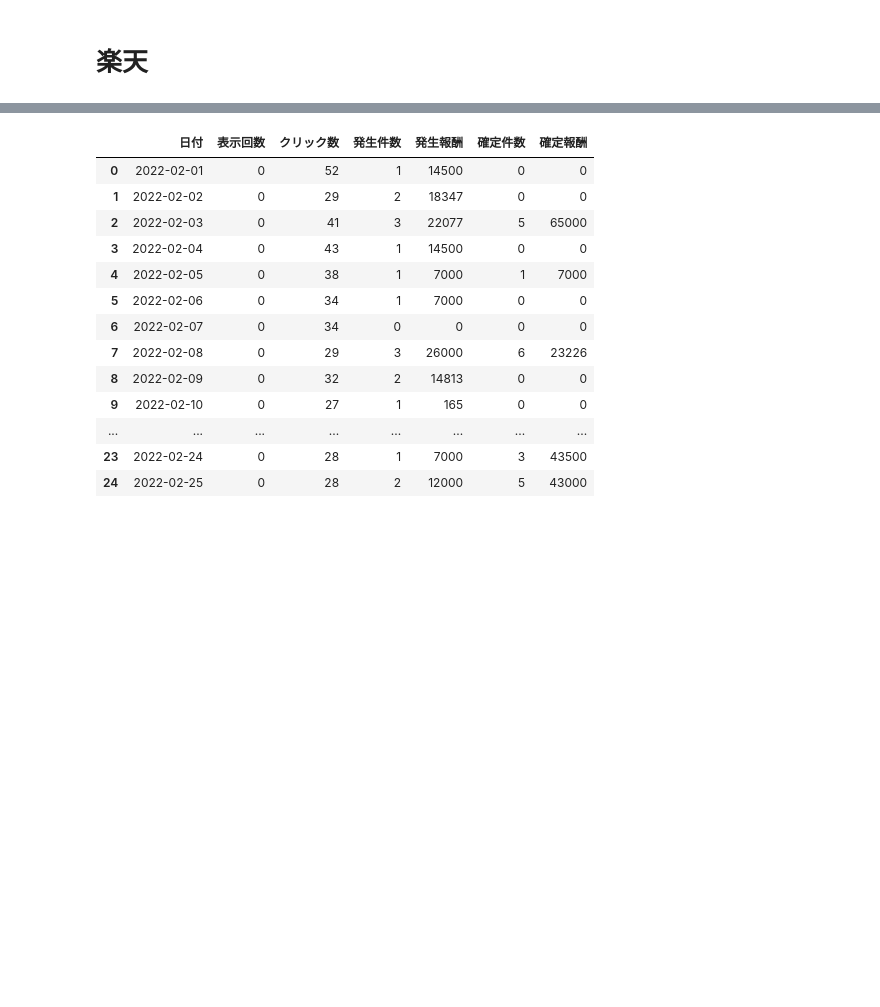
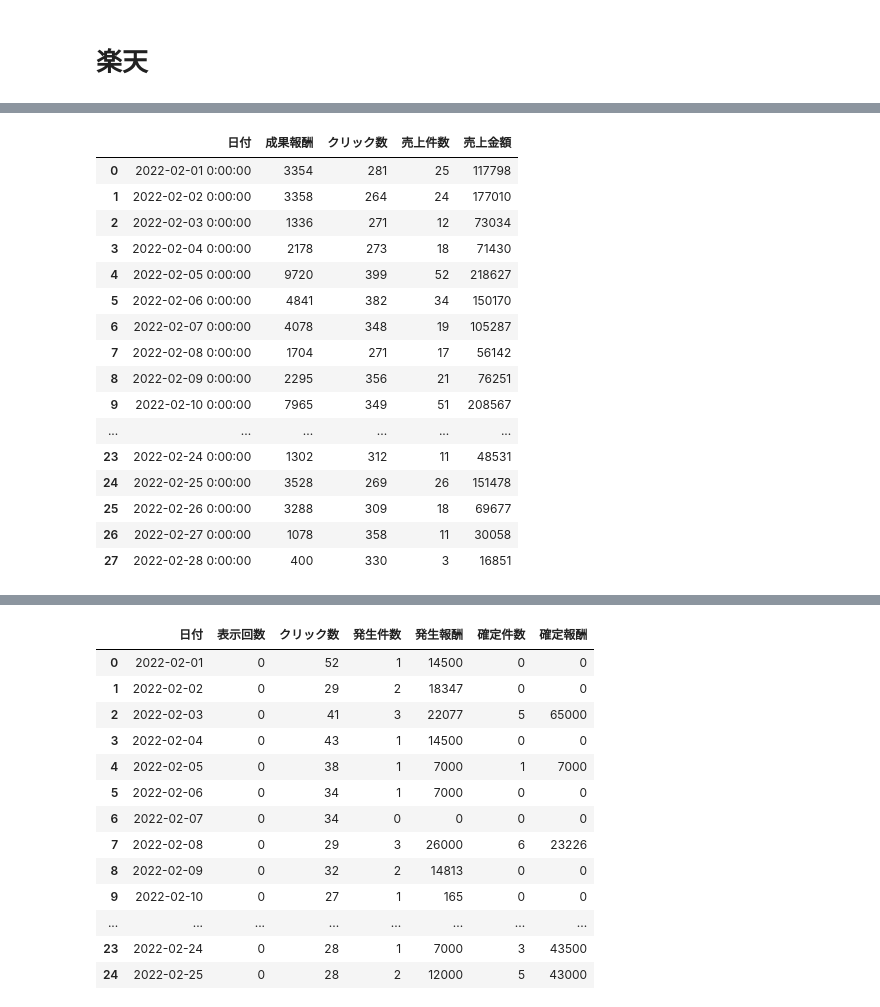
Before and after one commit to SuzukiHarumasa/api_asp, a Jupyter notebook: get_sales.ipynb, the cells around one changed output, grey strips where cells are left out. Saved outputs shown, nothing was run; the diff lists cells and outputs as text; code cells hidden in the pictures; blank space fills up the shorter version.

```diff
--- a/get_sales.ipynb
+++ b/get_sales.ipynb
@@ -1221,0 +1184,20 @@ in フクロウ prettify_data
+# %%
+df_gs
+# %% [output]
+|  | 日付 | 成果報酬 | クリック数 | 売上件数 | 売上金額 |
+| 0 | 2022-02-01 0:00:00 | 3354 | 281 | 25 | 117798 |
+| 1 | 2022-02-02 0:00:00 | 3358 | 264 | 24 | 177010 |
+| 2 | 2022-02-03 0:00:00 | 1336 | 271 | 12 | 73034 |
+| 3 | 2022-02-04 0:00:00 | 2178 | 273 | 18 | 71430 |
+| 4 | 2022-02-05 0:00:00 | 9720 | 399 | 52 | 218627 |
+| 5 | 2022-02-06 0:00:00 | 4841 | 382 | 34 | 150170 |
+| 6 | 2022-02-07 0:00:00 | 4078 | 348 | 19 | 105287 |
+| 7 | 2022-02-08 0:00:00 | 1704 | 271 | 17 | 56142 |
+| 8 | 2022-02-09 0:00:00 | 2295 | 356 | 21 | 76251 |
+| 9 | 2022-02-10 0:00:00 | 7965 | 349 | 51 | 208567 |
+| ... | ... | ... | ... | ... | ... |
+| 23 | 2022-02-24 0:00:00 | 1302 | 312 | 11 | 48531 |
+| 24 | 2022-02-25 0:00:00 | 3528 | 269 | 26 | 151478 |
+| 25 | 2022-02-26 0:00:00 | 3288 | 309 | 18 | 69677 |
+| 26 | 2022-02-27 0:00:00 | 1078 | 358 | 11 | 30058 |
+| 27 | 2022-02-28 0:00:00 | 400 | 330 | 3 | 16851 |
```
Also changed, not shown: parts of 10 cells of this notebook, 2 other files.
